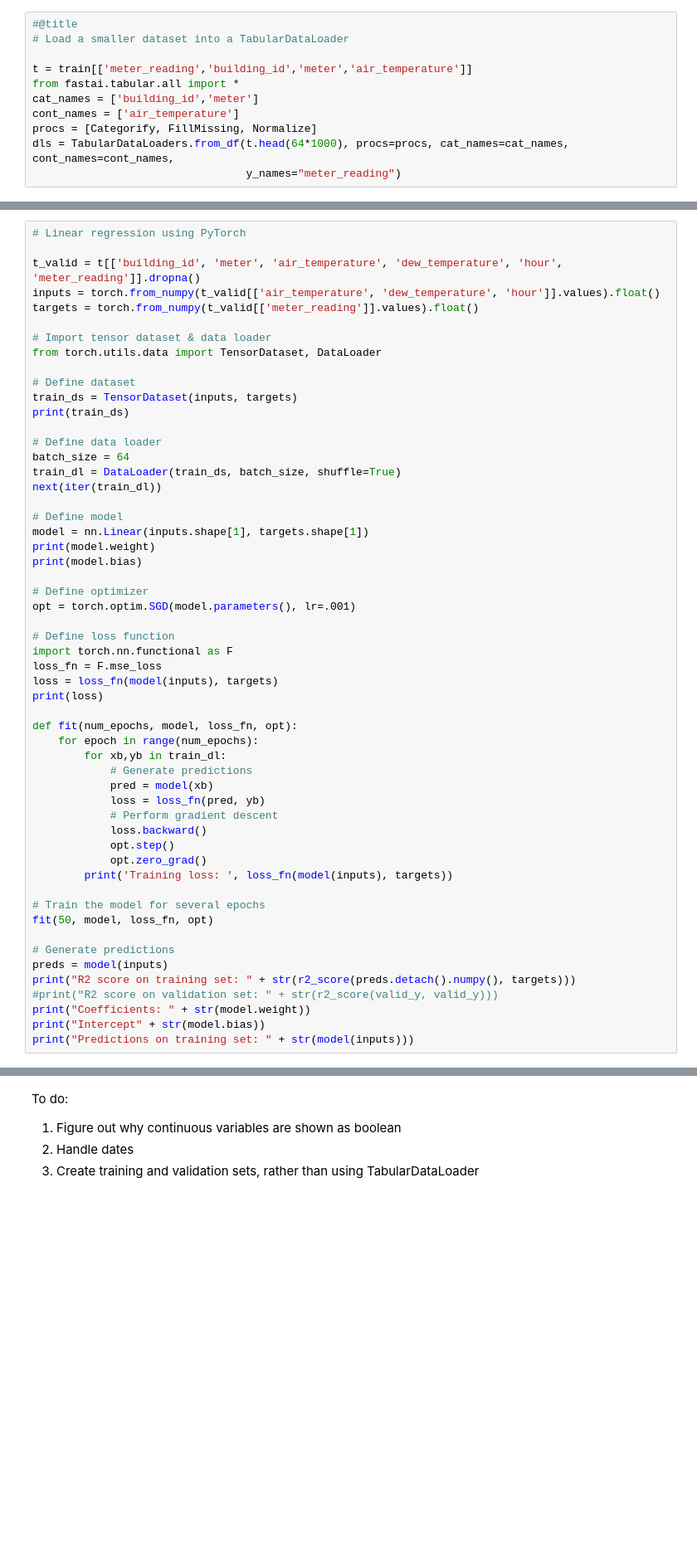
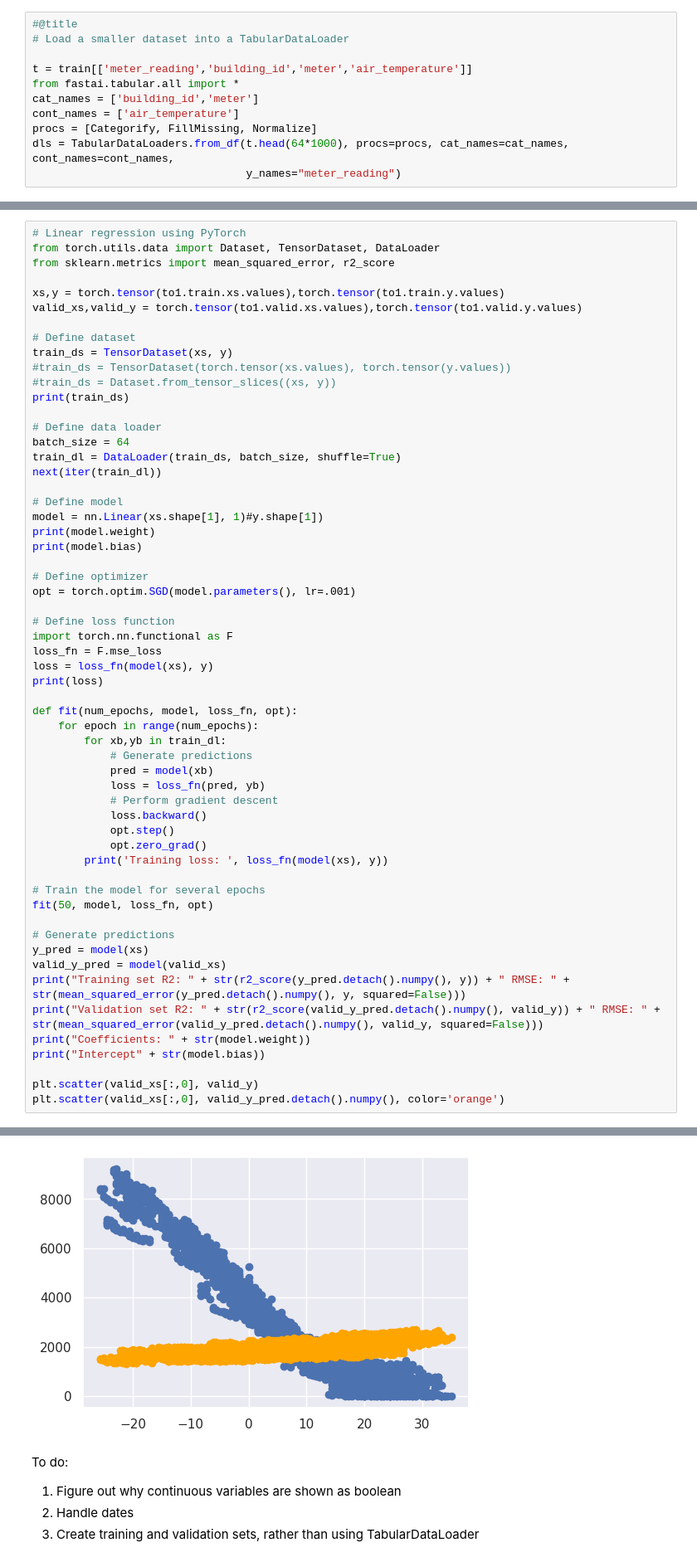
Before and after one commit to fastai-energetic-engineering/ashrae, a Jupyter notebook: ASHRAE_energy_fastai.ipynb, the cells around one changed output, grey strips where cells are left out. Shown: that part at 83% size. Drawn from its saved outputs; the diff is of its cells as text; blank space fills up the shorter version.

```diff
--- a/ASHRAE_energy_fastai.ipynb
+++ b/ASHRAE_energy_fastai.ipynb
@@ -267,15 +282,15 @@ plt.scatter(valid_xs['air_temperature'], m.predict(valid_xs),color='orange')
 # %%
 # Linear regression using PyTorch
+from torch.utils.data import Dataset, TensorDataset, DataLoader
+from sklearn.metrics import mean_squared_error, r2_score
 
-t_valid = t[['building_id', 'meter', 'air_temperature', 'dew_temperature', 'hour', 'meter_reading']].dropna()
-inputs = torch.from_numpy(t_valid[['air_temperature', 'dew_temperature', 'hour']].values).float()
-targets = torch.from_numpy(t_valid[['meter_reading']].values).float()
-
-# Import tensor dataset & data loader
-from torch.utils.data import TensorDataset, DataLoader
+xs,y = torch.tensor(to1.train.xs.values),torch.tensor(to1.train.y.values)
+valid_xs,valid_y = torch.tensor(to1.valid.xs.values),torch.tensor(to1.valid.y.values)
 
 # Define dataset
-train_ds = TensorDataset(inputs, targets)
+train_ds = TensorDataset(xs, y)
+#train_ds = TensorDataset(torch.tensor(xs.values), torch.tensor(y.values))
+#train_ds = Dataset.from_tensor_slices((xs, y))
 print(train_ds)
 
 # Define data loader
@@ -284,7 +299,7 @@ train_dl = DataLoader(train_ds, batch_size, shuffle=True)
 next(iter(train_dl))
 
 # Define model
-model = nn.Linear(inputs.shape[1], targets.shape[1])
+model = nn.Linear(xs.shape[1], 1)#y.shape[1])
 print(model.weight)
 print(model.bias)
 
@@ -294,7 +309,7 @@ opt = torch.optim.SGD(model.parameters(), lr=.001)
 # Define loss function
 import torch.nn.functional as F
 loss_fn = F.mse_loss
-loss = loss_fn(model(inputs), targets)
+loss = loss_fn(model(xs), y)
 print(loss)
 
 def fit(num_epochs, model, loss_fn, opt):
@@ -307,18 +322,21 @@ def fit(num_epochs, model, loss_fn, opt):
             loss.backward()
             opt.step()
             opt.zero_grad()
-        print('Training loss: ', loss_fn(model(inputs), targets))
+        print('Training loss: ', loss_fn(model(xs), y))
 
 # Train the model for several epochs
 fit(50, model, loss_fn, opt)
 
 # Generate predictions
-preds = model(inputs)
-print("R2 score on training set: " + str(r2_score(preds.detach().numpy(), targets)))
-#print("R2 score on validation set: " + str(r2_score(valid_y, valid_y)))
+y_pred = model(xs)
+valid_y_pred = model(valid_xs)
+print("Training set R2: " + str(r2_score(y_pred.detach().numpy(), y)) + " RMSE: " + str(mean_squared_error(y_pred.detach().numpy(), y, squared=False)))
+print("Validation set R2: " + str(r2_score(valid_y_pred.detach().numpy(), valid_y)) + " RMSE: " + str(mean_squared_error(valid_y_pred.detach().numpy(), valid_y, squared=False)))
 print("Coefficients: " + str(model.weight))
 print("Intercept" + str(model.bias))
-print("Predictions on training set: " + str(model(inputs)))
+
+plt.scatter(valid_xs[:,0], valid_y)
+plt.scatter(valid_xs[:,0], valid_y_pred.detach().numpy(), color='orange')
 # %% [output]
 <torch.utils.data.dataset.TensorDataset object at 0x...>
 Parameter containing:
@@ -340,3 +368,4 @@ Training loss:  tensor(1666968.1250, grad_fn=<MseLossBackward>)
+[figure, added]
 # %% [markdown]
 To do:
 
```
Also changed, not shown: parts of 11 cells of this notebook.
